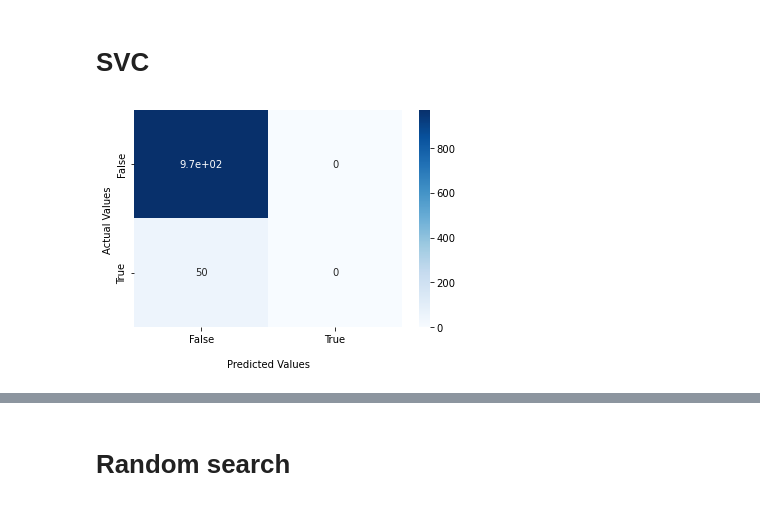
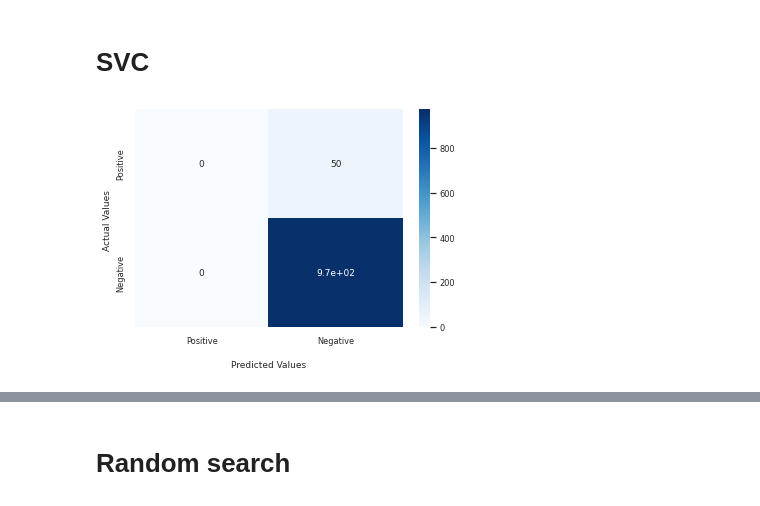
Before and after one commit to cdevalero/ML_proyect, a Jupyter notebook: Notebook/who_notebook.ipynb, the cells around one changed output, grey strips where cells are left out. Drawn from its saved outputs; the diff is of its cells as text; code cells hidden in the pictures.

```diff
--- a/Notebook/who_notebook.ipynb
+++ b/Notebook/who_notebook.ipynb
@@ -284,20 +294,18 @@ X_test_scaler = scaler.transform(X_test)
 # %%
 from sklearn.svm import SVC
 
 svc = SVC(random_state=0)
 svc.fit(X_train_scaler, y_train)
 y_predicted = svc.predict(X_test_scaler)
-cf_svc = confusion_matrix(y_test, y_predicted)
-
+cf_svc = confusion_matrix(y_test, y_predicted, labels=[1,0])
 ax = sns.heatmap(cf_svc, annot=True, cmap='Blues')
 ax.set_xlabel('\nPredicted Values')
 ax.set_ylabel('Actual Values ');
-ax.xaxis.set_ticklabels(['False','True'])
-ax.yaxis.set_ticklabels(['False','True'])
-
+ax.xaxis.set_ticklabels(['Positive','Negative'])
+ax.yaxis.set_ticklabels(['Positive','Negative'])
 plt.show()
 # %% [output]
-[figure, old version]
+[figure, new version]
 # %%
 y_scores = cross_val_predict(svc, X_train_scaler, y_train, cv=5)
 # %%
```
Also changed, not shown: parts of 41 cells of this notebook.
